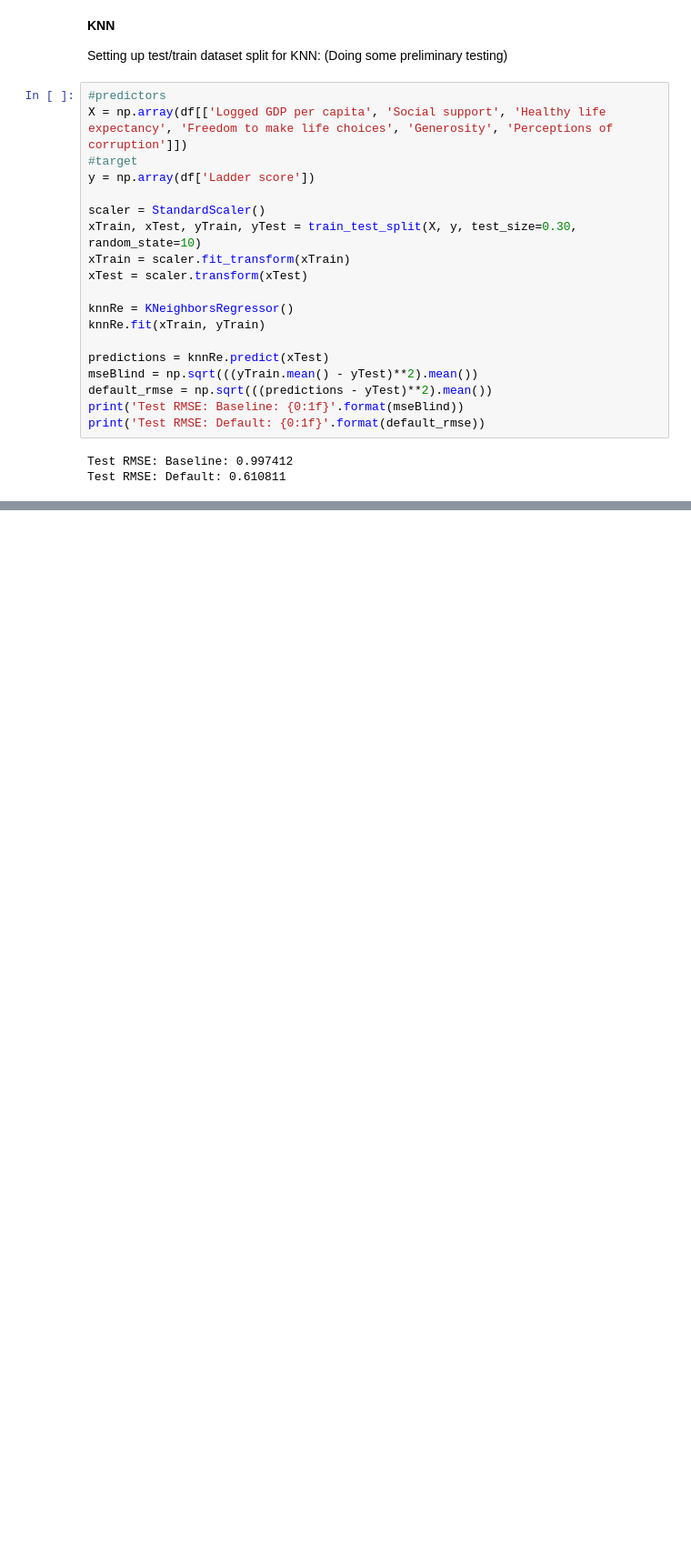
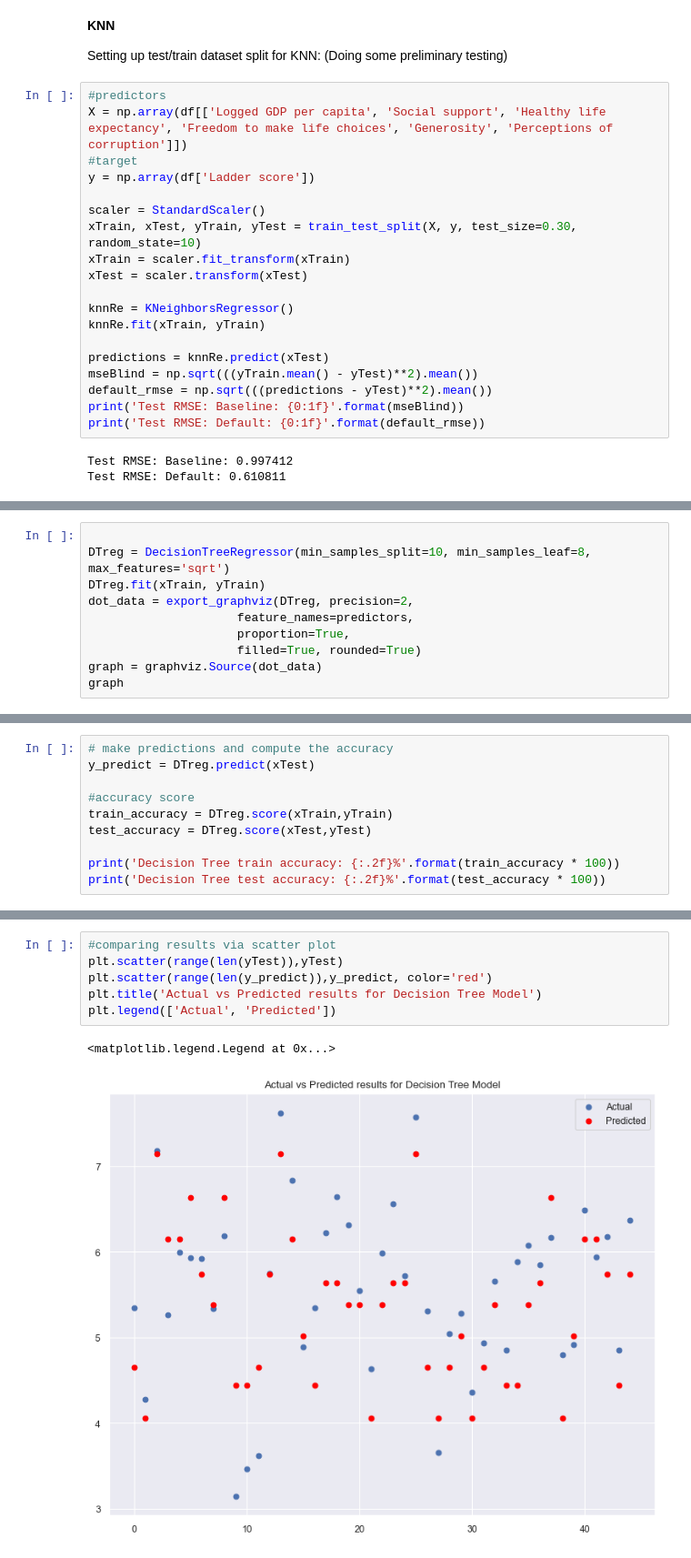
Before and after one commit to nfotinakes/CST383_Final_Project, a Jupyter notebook: final_project_group9.ipynb, the cells around one changed output, grey strips where cells are left out. Shown: that part at 91% size. Saved outputs shown, nothing was run; the diff lists cells and outputs as text; blank space fills up the shorter version.

Commit message:
Added Decision Tree Logic

```diff
--- a/final_project_group9.ipynb
+++ b/final_project_group9.ipynb
@@ -366,0 +377,10 @@ Test RMSE: Default: 0.610811
+# %%
+
+DTreg = DecisionTreeRegressor(min_samples_split=10, min_samples_leaf=8, max_features='sqrt')
+DTreg.fit(xTrain, yTrain)
+dot_data = export_graphviz(DTreg, precision=2,
+                     feature_names=predictors,
+                     proportion=True,
+                     filled=True, rounded=True)
+graph = graphviz.Source(dot_data)
+graph
@@ -366,0 +389,10 @@ Test RMSE: Default: 0.610811
+# %%
+# make predictions and compute the accuracy
+y_predict = DTreg.predict(xTest)
+
+#accuracy score
+train_accuracy = DTreg.score(xTrain,yTrain)
+test_accuracy = DTreg.score(xTest,yTest)
+
+print('Decision Tree train accuracy: {:.2f}%'.format(train_accuracy * 100))
+print('Decision Tree test accuracy: {:.2f}%'.format(test_accuracy * 100))
@@ -366,0 +414,9 @@ Test RMSE: Default: 0.610811
+# %%
+#comparing results via scatter plot
+plt.scatter(range(len(yTest)),yTest)
+plt.scatter(range(len(y_predict)),y_predict, color='red')
+plt.title('Actual vs Predicted results for Decision Tree Model')
+plt.legend(['Actual', 'Predicted'])
+# %% [output]
+<matplotlib.legend.Legend at 0x...>
+[figure, added]
```
Also changed, not shown: parts of 8 cells of this notebook.
